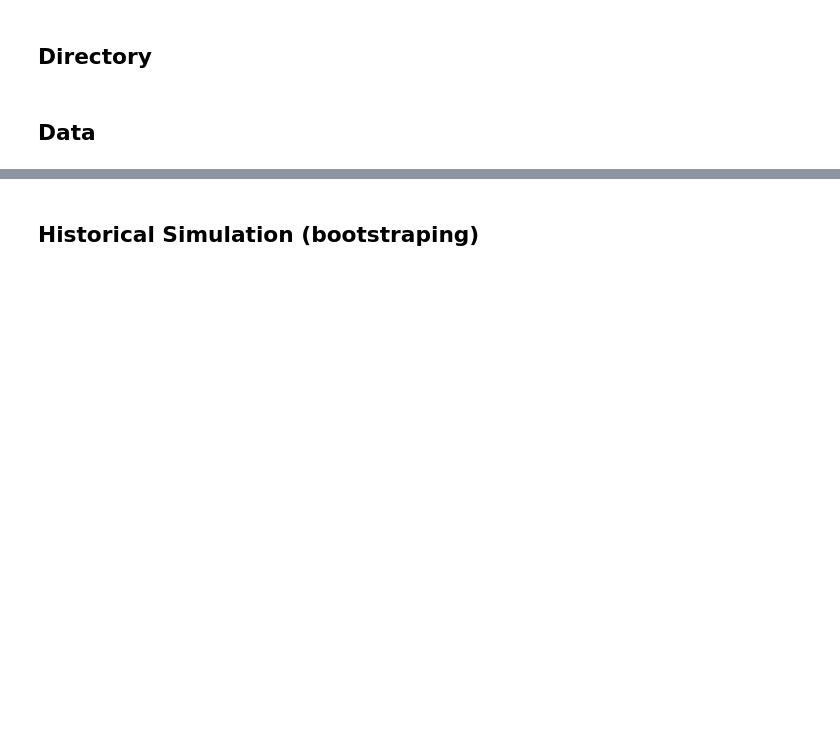
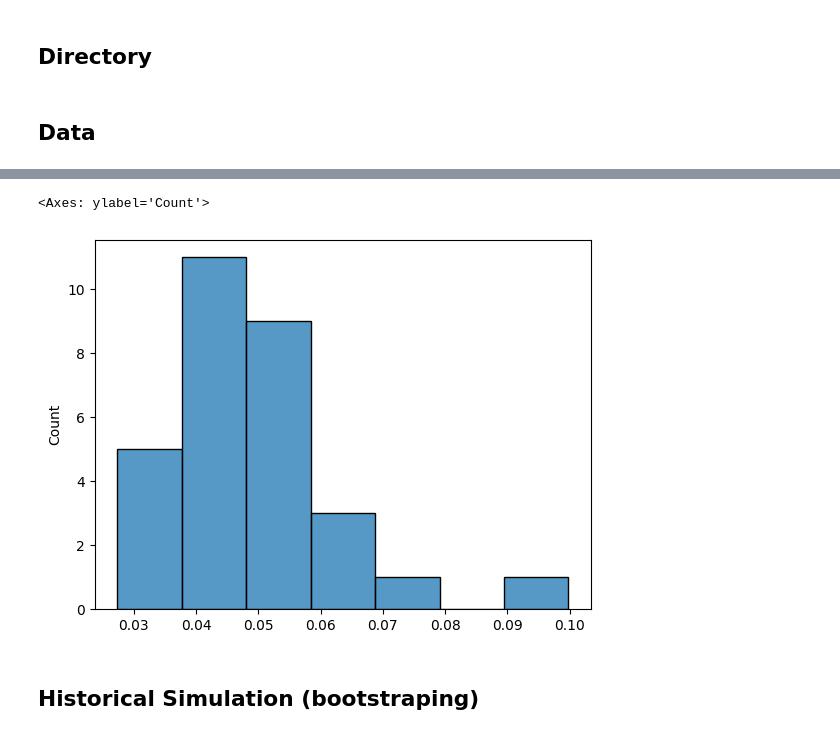
Before and after one commit to paulprayer110/stockprediction, a Jupyter notebook: test.ipynb, the cells around one changed output, grey strips where cells are left out. Drawn from its saved outputs; the diff is of its cells as text; code cells hidden in the pictures; blank space fills up the shorter version.

```diff
--- a/test.ipynb
+++ b/test.ipynb
@@ -73,3 +89,10 @@ rets = compute_returns(stock_prices)
+# %%
+sns.histplot(
+    rets['weekly_log'].std()
+)
+# %% [output]
+<Axes: ylabel='Count'>
+[figure, added]
 # %% [markdown]
 ## Historical Simulation (bootstraping)
 # %%
```
Also changed, not shown: parts of 9 cells of this notebook, 1 other file.
